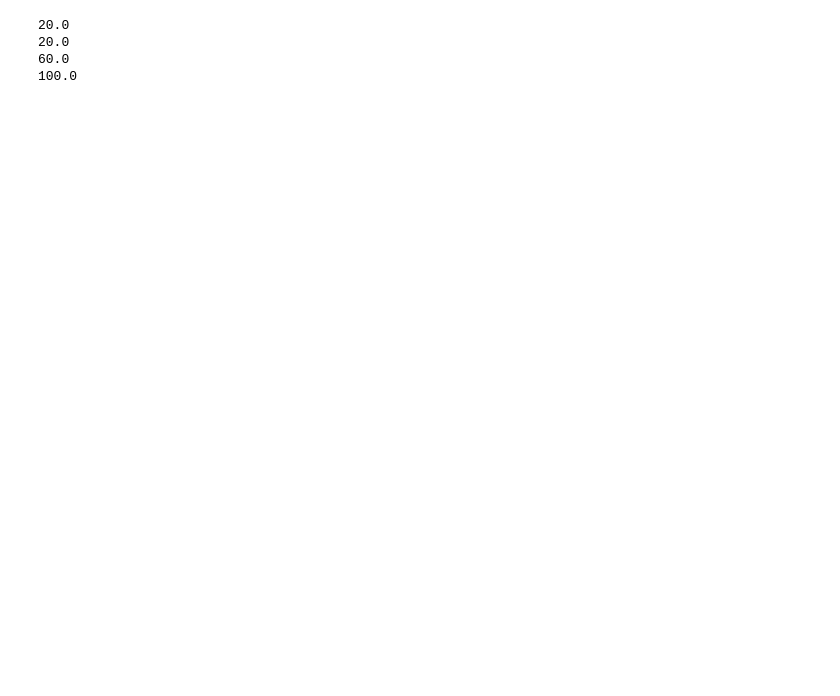
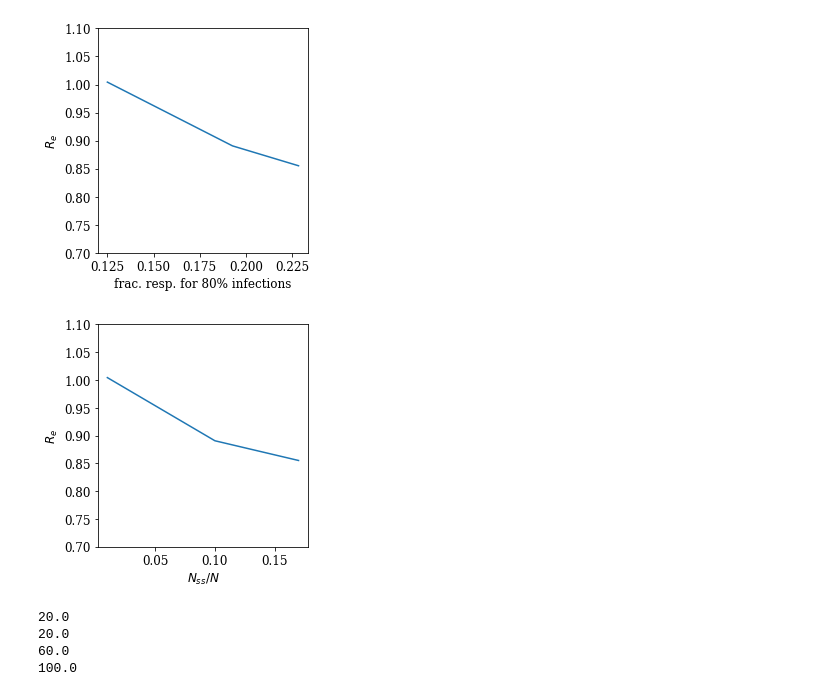
Before and after one commit to omerka-weizmann/2_day_workweek, a Jupyter notebook: network_simulations.ipynb, the cells around one changed output. Cells and saved outputs as stored; diff of their text form; code cells hidden in the pictures; blank space fills up the shorter version.

```diff
--- a/network_simulations.ipynb
+++ b/network_simulations.ipynb
@@ -150,3 +207,25 @@ def estimate_Re_percenteighty(config,T_relevant,Rw,Rl,period,lockdown,iterations
+# %%
+y=np.array(all_out)[:,1,0]
+x=np.array(all_out)[:,0,1]
+ax,fig=init_fig(aspect=(4,4))
+ax.plot(x,y)
+ax.set_ylabel("$R_e$")
+ax.set_xlabel('frac. resp. for 80% infections')
+ax.set_ylim((.7,1.1))
+plt.tight_layout()
+plt.savefig(os.path.join(BASE_DIR,"plots","SS_frac_80.pdf"))
+
+x = [config["ss_prob"] for config in configs]
+ax,fig=init_fig(aspect=(4,4))
+ax.plot(x,y)
+ax.set_ylabel("$R_e$")
+ax.set_xlabel('$N_{ss}/N$')
+ax.set_ylim((.7,1.1))
+plt.tight_layout()
+plt.savefig(os.path.join(BASE_DIR,"plots","SS_NSS.pdf"))
+# %% [output]
+[figure, added]
+[figure, added]
 # %%
 @np.vectorize
 def k_sensitivity(k):
```
Also changed, not shown: parts of 14 cells of this notebook.
